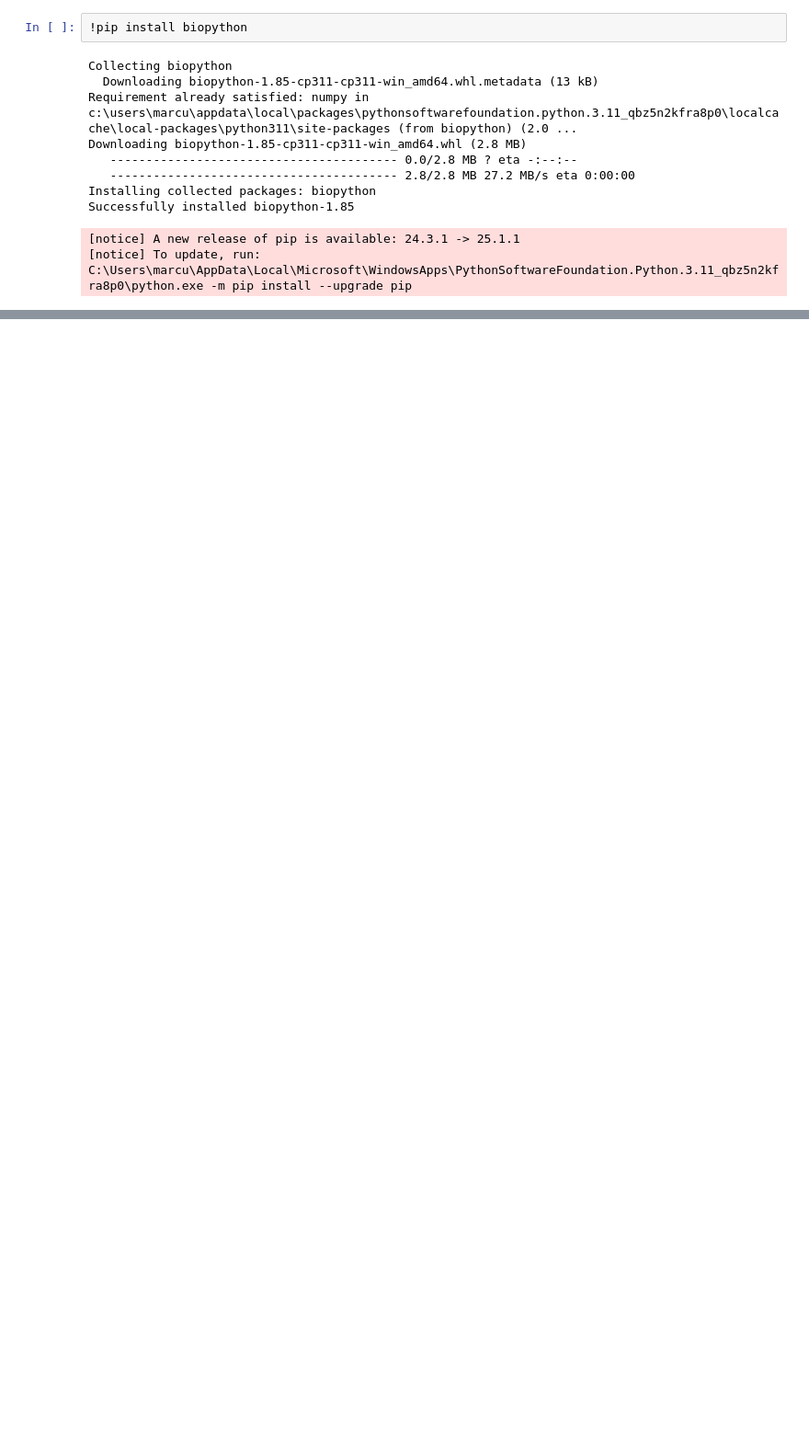
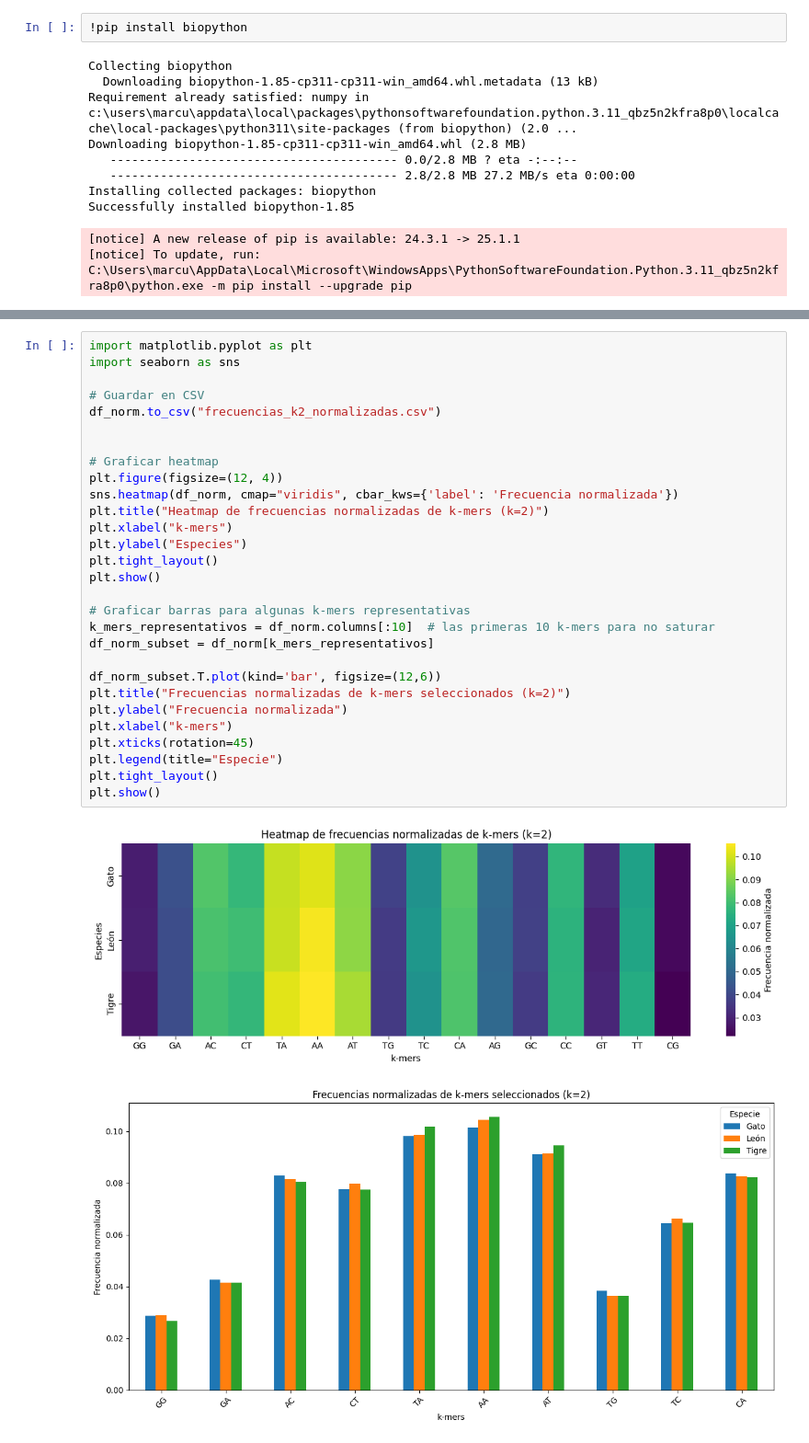
Before and after one commit to martacuevasr/AlineamientoMultiple, a Jupyter notebook: alineamientoMultiple.ipynb, the cells around one changed output, grey strips where cells are left out. Shown: that part at 92% size. Cells and saved outputs as stored; diff of their text form; blank space fills up the shorter version.

```diff
--- a/alineamientoMultiple.ipynb
+++ b/alineamientoMultiple.ipynb
@@ -33,0 +178,32 @@ FileNotFoundError: [Errno 2] No such file or directory: 'secuenciagato.fasta'
+# %%
+import matplotlib.pyplot as plt
+import seaborn as sns
+
+# Guardar en CSV
+df_norm.to_csv("frecuencias_k2_normalizadas.csv")
+
+
+# Graficar heatmap
+plt.figure(figsize=(12, 4))
+sns.heatmap(df_norm, cmap="viridis", cbar_kws={'label': 'Frecuencia normalizada'})
+plt.title("Heatmap de frecuencias normalizadas de k-mers (k=2)")
+plt.xlabel("k-mers")
+plt.ylabel("Especies")
+plt.tight_layout()
+plt.show()
+
+# Graficar barras para algunas k-mers representativas
+k_mers_representativos = df_norm.columns[:10]  # las primeras 10 k-mers para no saturar
+df_norm_subset = df_norm[k_mers_representativos]
+
+df_norm_subset.T.plot(kind='bar', figsize=(12,6))
+plt.title("Frecuencias normalizadas de k-mers seleccionados (k=2)")
+plt.ylabel("Frecuencia normalizada")
+plt.xlabel("k-mers")
+plt.xticks(rotation=45)
+plt.legend(title="Especie")
+plt.tight_layout()
+plt.show()
+# %% [output]
+[figure, added]
+[figure, added]
```
Also changed, not shown: parts of 9 cells of this notebook, 5 other files.
